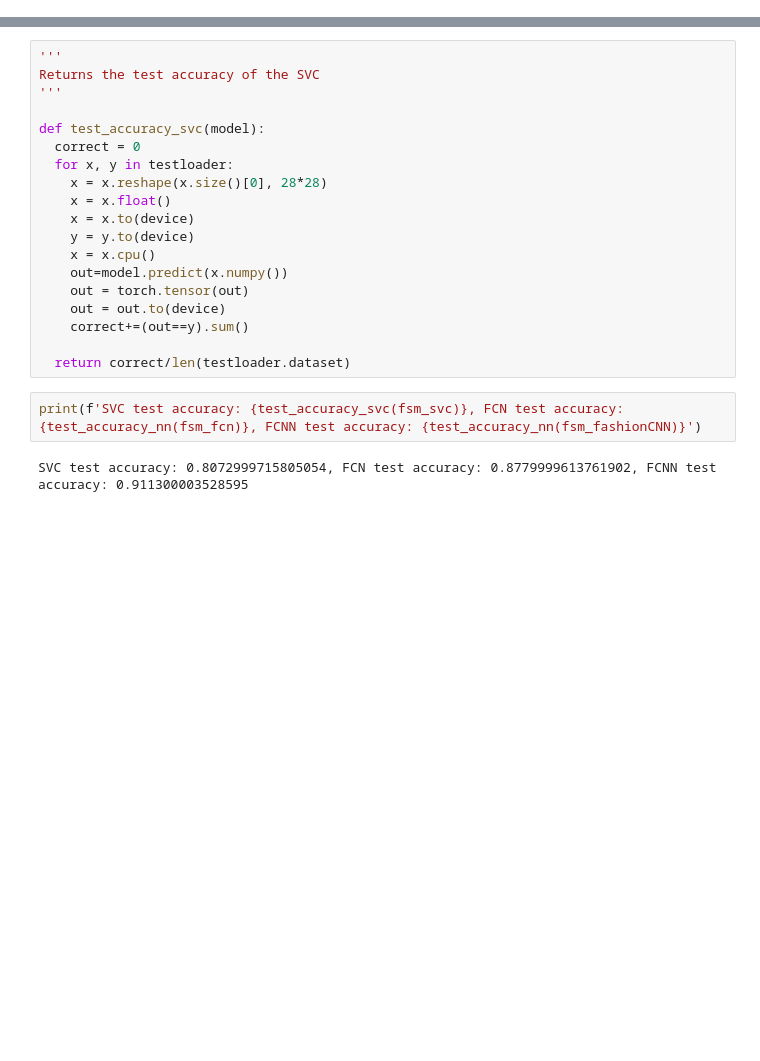
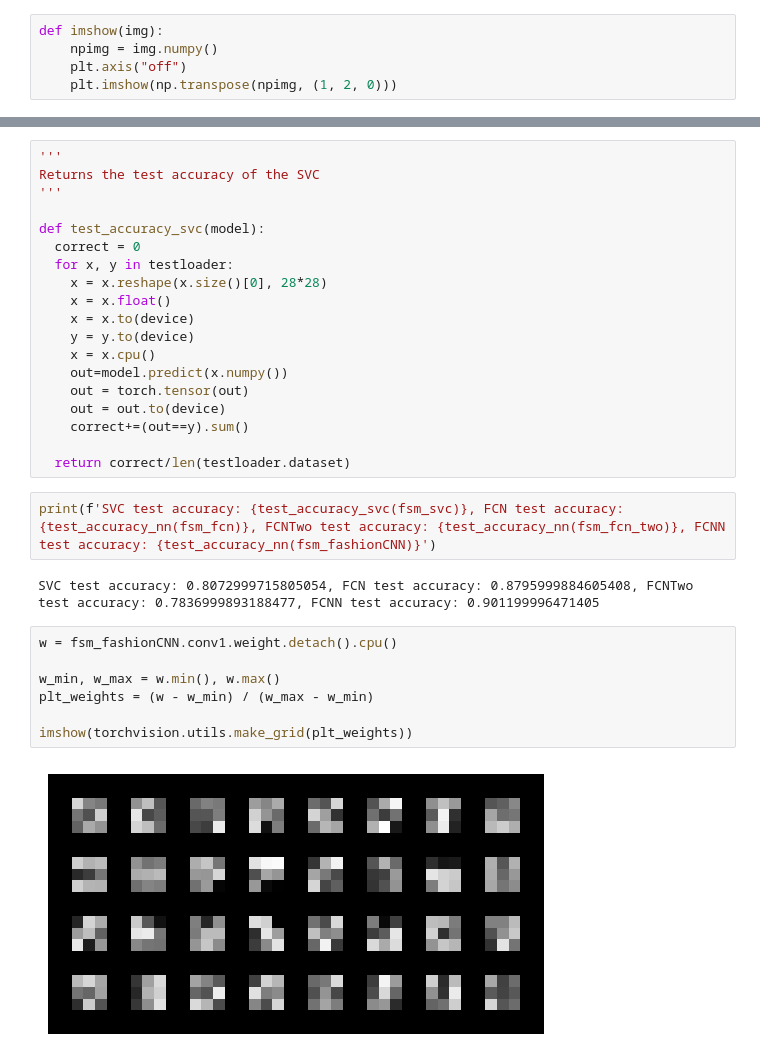
Before and after one commit to progManu/Advanced-Topics-Machine-Learning, a Jupyter notebook: Ultimate_AdvML_Challenge_1.ipynb, the cells around one changed output, grey strips where cells are left out. Drawn from its saved outputs; the diff is of its cells as text; blank space fills up the shorter version.

```diff
--- a/Ultimate_AdvML_Challenge_1.ipynb
+++ b/Ultimate_AdvML_Challenge_1.ipynb
@@ -96,6 +97,11 @@ def get_mean_and_std(y):
   tensor_t = tensor_t.float()
 
   return torch.std_mean(tensor_t)
+# %%
+def imshow(img):
+    npimg = img.numpy()
+    plt.axis("off")
+    plt.imshow(np.transpose(npimg, (1, 2, 0)))
 # %%
 get_data_clusters(torch.tensor(y_np)) # here we show that we have an uniform distribution of items in the dataset
 # %% [output]
@@ -606,6 +659,15 @@ def test_accuracy_svc(model):
 
   return correct/len(testloader.dataset)
 # %%
-print(f'SVC test accuracy: {test_accuracy_svc(fsm_svc)}, FCN test accuracy: {test_accuracy_nn(fsm_fcn)}, FCNN test accuracy: {test_accuracy_nn(fsm_fashionCNN)}')
+print(f'SVC test accuracy: {test_accuracy_svc(fsm_svc)}, FCN test accuracy: {test_accuracy_nn(fsm_fcn)}, FCNTwo test accuracy: {test_accuracy_nn(fsm_fcn_two)}, FCNN test accuracy: {test_accuracy_nn(fsm_fashionCNN)}')
 # %% [output]
-SVC test accuracy: 0.8072999715805054, FCN test accuracy: 0.8779999613761902, FCNN test accuracy: 0.911300003528595
+SVC test accuracy: 0.8072999715805054, FCN test accuracy: 0.8795999884605408, FCNTwo test accuracy: 0.7836999893188477, FCNN test accuracy: 0.901199996471405
+# %%
+w = fsm_fashionCNN.conv1.weight.detach().cpu()
+
+w_min, w_max = w.min(), w.max()
+plt_weights = (w - w_min) / (w_max - w_min)
+
+imshow(torchvision.utils.make_grid(plt_weights))
+# %% [output]
+[figure, added]
```
Also changed, not shown: parts of 15 cells of this notebook.
